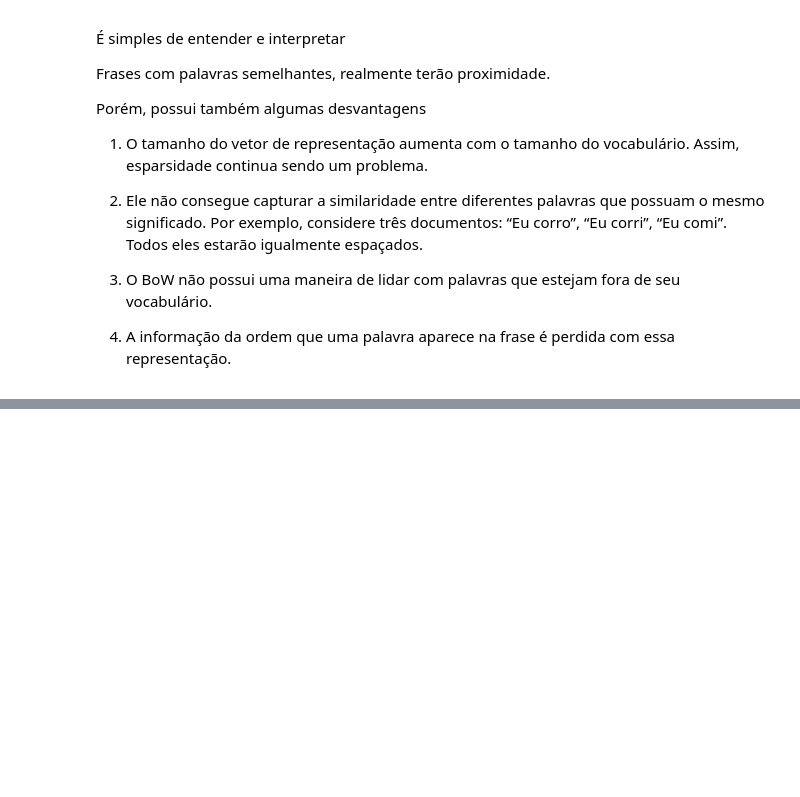
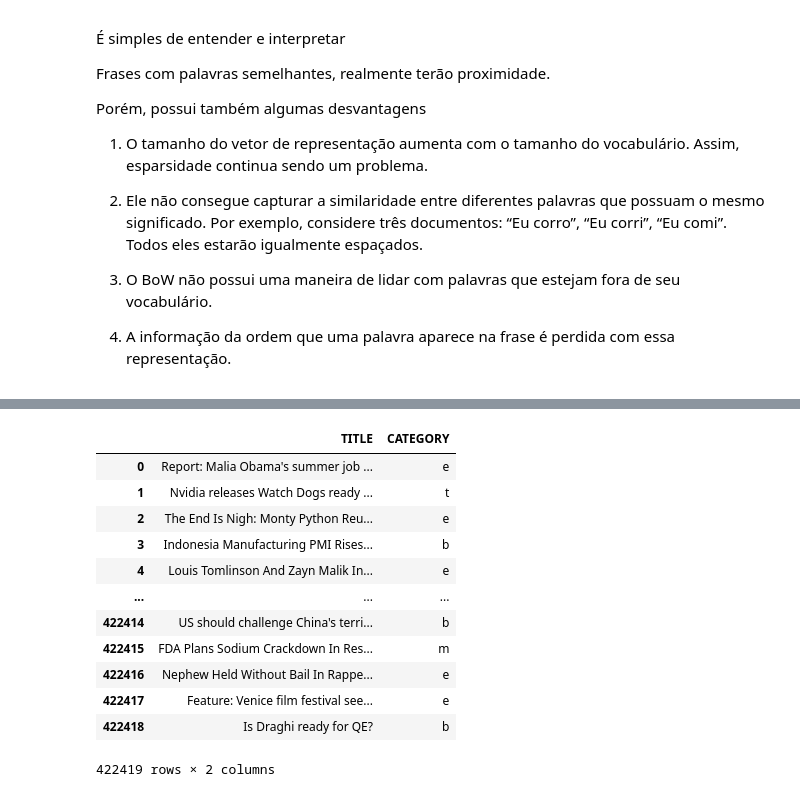
Before and after one commit to jackson-simionato/fase5_pos_tech, a Jupyter notebook: 2_Dados_Gerados_Humanos/2_3_Analise_Sentimentos_Textos/2_3_Analise_Sentimentos_Textos.ipynb, the cells around one changed output, grey strips where cells are left out. Cells and saved outputs as stored; diff of their text form; code cells hidden in the pictures; blank space fills up the shorter version.

```diff
--- a/2_Dados_Gerados_Humanos/2_3_Analise_Sentimentos_Textos/2_3_Analise_Sentimentos_Textos.ipynb
+++ b/2_Dados_Gerados_Humanos/2_3_Analise_Sentimentos_Textos/2_3_Analise_Sentimentos_Textos.ipynb
@@ -65,0 +211,21 @@ Porém, possui também algumas desvantagens
+# %%
+from sklearn.utils import shuffle
+
+df = shuffle(df_uci)
+df.reset_index(drop=True, inplace=True)
+
+df
+# %% [output]
+|  | TITLE | CATEGORY |
+| 0 | Report: Malia Obama's summer job ... | e |
+| 1 | Nvidia releases Watch Dogs ready ... | t |
+| 2 | The End Is Nigh: Monty Python Reu... | e |
+| 3 | Indonesia Manufacturing PMI Rises... | b |
+| 4 | Louis Tomlinson And Zayn Malik In... | e |
+| ... | ... | ... |
+| 422414 | US should challenge China's terri... | b |
+| 422415 | FDA Plans Sodium Crackdown In Res... | m |
+| 422416 | Nephew Held Without Bail In Rappe... | e |
+| 422417 | Feature: Venice film festival see... | e |
+| 422418 | Is Draghi ready for QE? | b |
+422419 rows × 2 columns
```
Also changed, not shown: parts of 30 cells of this notebook, 1 other file.
